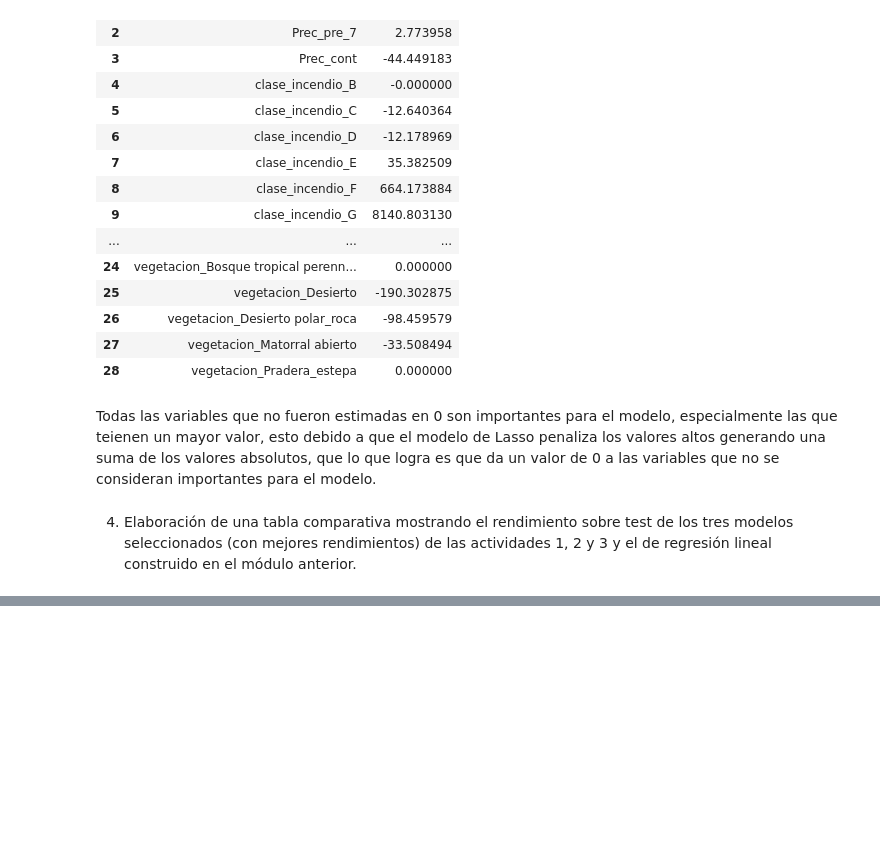
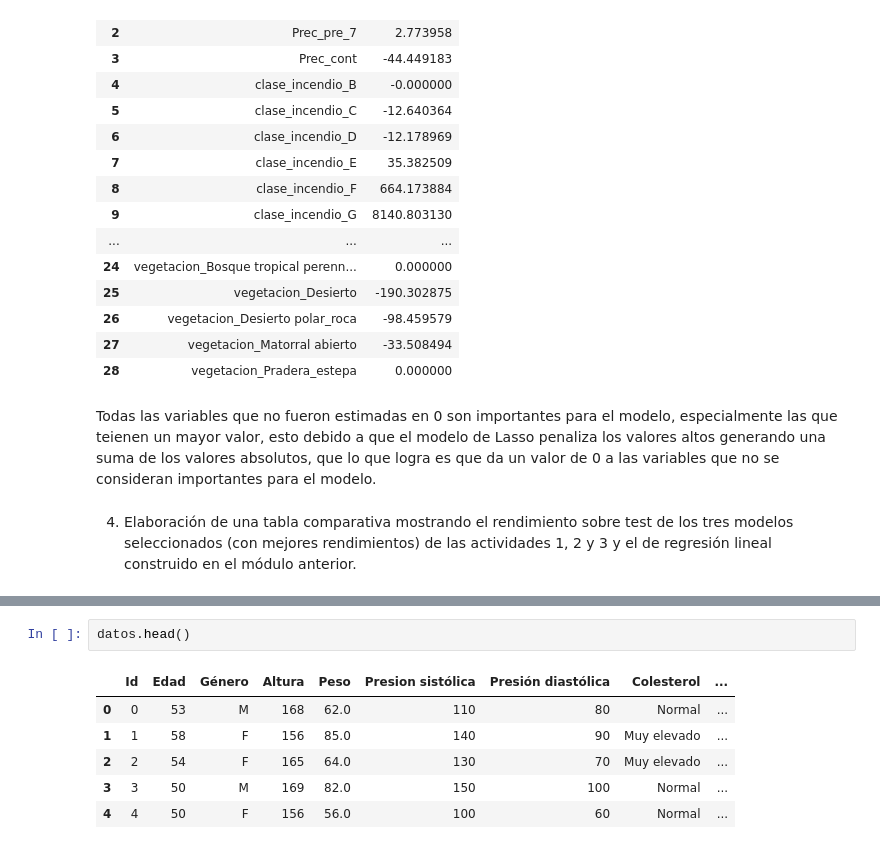
Before and after one commit to onavarrete04/Introduccion-Ciencia-Datos, a Jupyter notebook: 2023_MML.ipynb, the cells around one changed output, grey strips where cells are left out. Cells and saved outputs as stored; diff of their text form; blank space fills up the shorter version.

```diff
--- a/2023_MML.ipynb
+++ b/2023_MML.ipynb
@@ -1982,0 +2168,9 @@ comparativa
+# %%
+datos.head()
+# %% [output]
+|  | Id | Edad | Género | Altura | Peso | Presion sistólica | Presión diastólica | Colesterol | ... |
+| 0 | 0 | 53 | M | 168 | 62.0 | 110 | 80 | Normal | ... |
+| 1 | 1 | 58 | F | 156 | 85.0 | 140 | 90 | Muy elevado | ... |
+| 2 | 2 | 54 | F | 165 | 64.0 | 130 | 70 | Muy elevado | ... |
+| 3 | 3 | 50 | M | 169 | 82.0 | 150 | 100 | Normal | ... |
+| 4 | 4 | 50 | F | 156 | 56.0 | 100 | 60 | Normal | ... |
```
Also changed, not shown: parts of 37 cells of this notebook, 1 other file.
